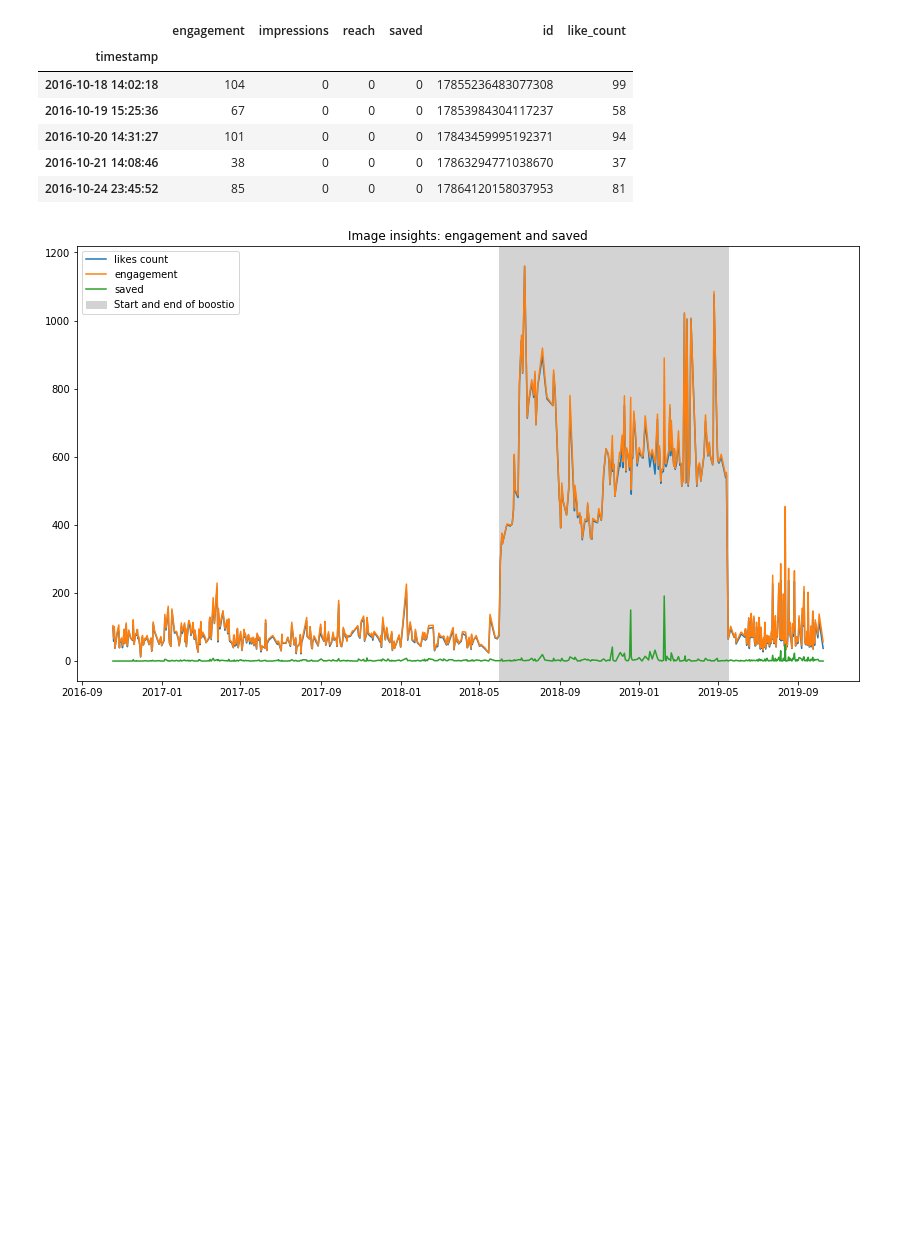
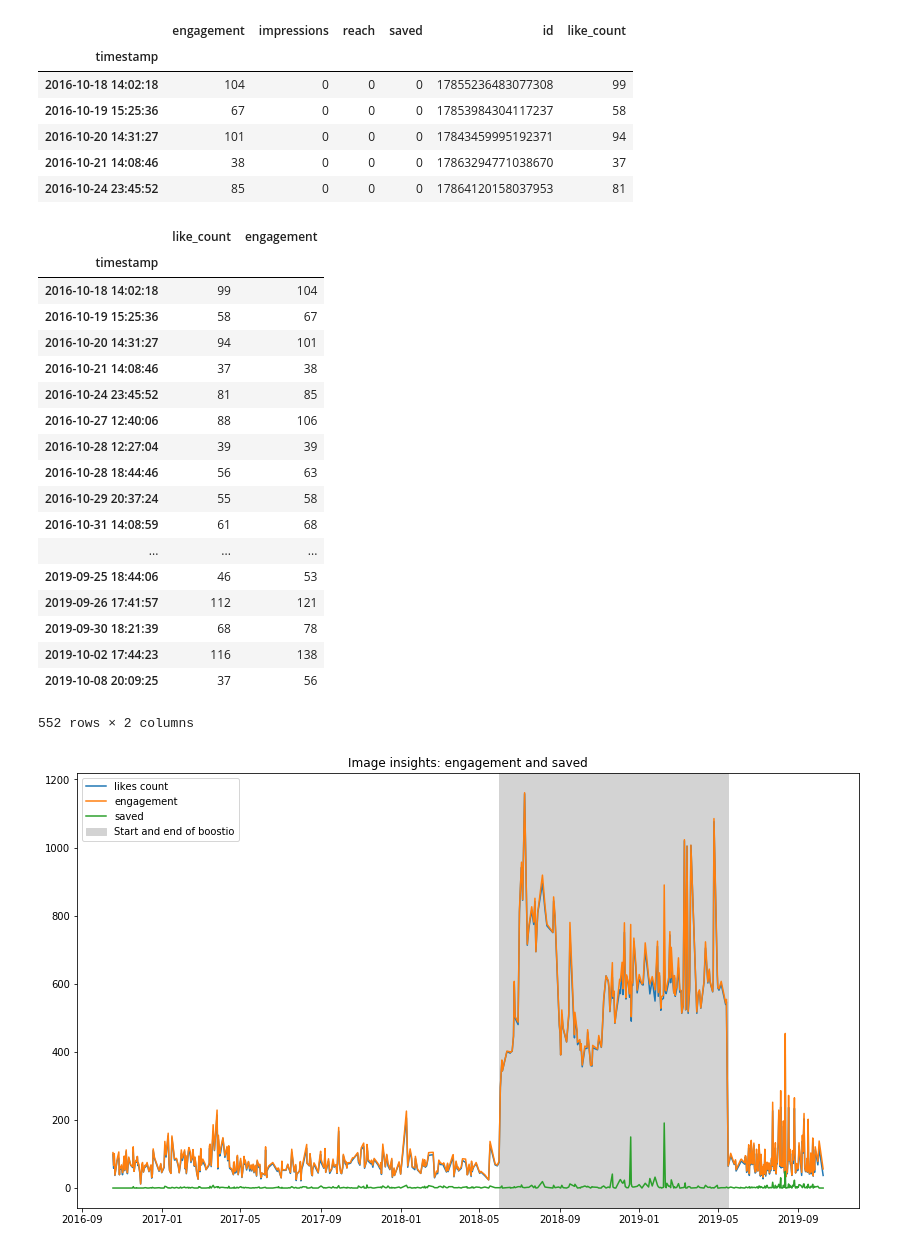
Before and after one commit to ssrosa/grotto, a Jupyter notebook: index.ipynb, the cells around one changed output. Drawn from its saved outputs; the diff is of its cells as text; code cells hidden in the pictures; blank space fills up the shorter version.

```diff
--- a/index.ipynb
+++ b/index.ipynb
@@ -421,0 +420,22 @@ image_insight_df.head()
+# %%
+image_insight_df[['like_count', 'engagement']]
+# %% [output]
+|  | like_count | engagement |
+| timestamp |  |  |
+| 2016-10-18 14:02:18 | 99 | 104 |
+| 2016-10-19 15:25:36 | 58 | 67 |
+| 2016-10-20 14:31:27 | 94 | 101 |
+| 2016-10-21 14:08:46 | 37 | 38 |
+| 2016-10-24 23:45:52 | 81 | 85 |
+| 2016-10-27 12:40:06 | 88 | 106 |
+| 2016-10-28 12:27:04 | 39 | 39 |
+| 2016-10-28 18:44:46 | 56 | 63 |
+| 2016-10-29 20:37:24 | 55 | 58 |
+| 2016-10-31 14:08:59 | 61 | 68 |
+| ... | ... | ... |
+| 2019-09-25 18:44:06 | 46 | 53 |
+| 2019-09-26 17:41:57 | 112 | 121 |
+| 2019-09-30 18:21:39 | 68 | 78 |
+| 2019-10-02 17:44:23 | 116 | 138 |
+| 2019-10-08 20:09:25 | 37 | 56 |
+552 rows × 2 columns
```
Also changed, not shown: parts of 3 cells of this notebook, 2 other files.
